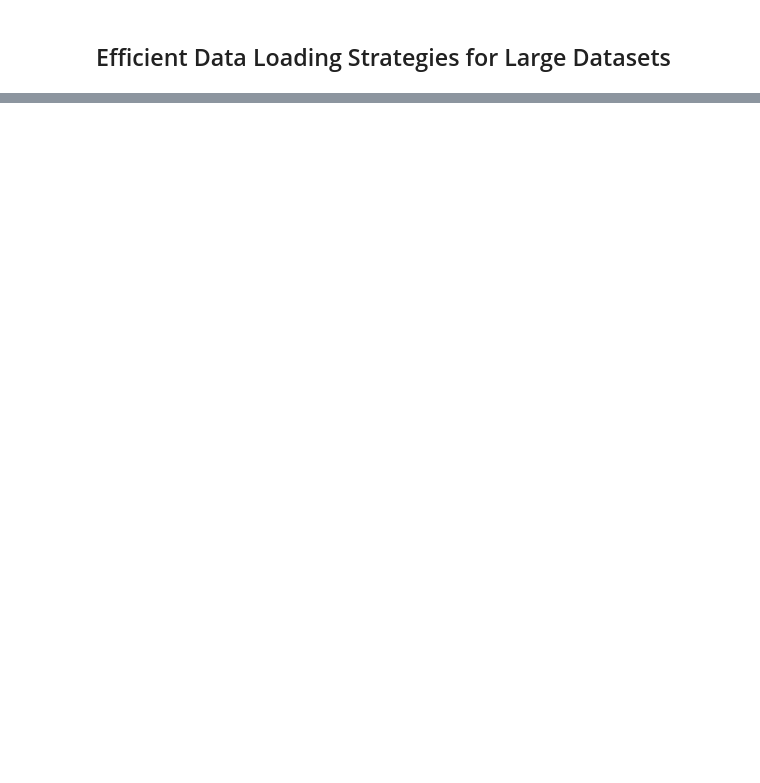
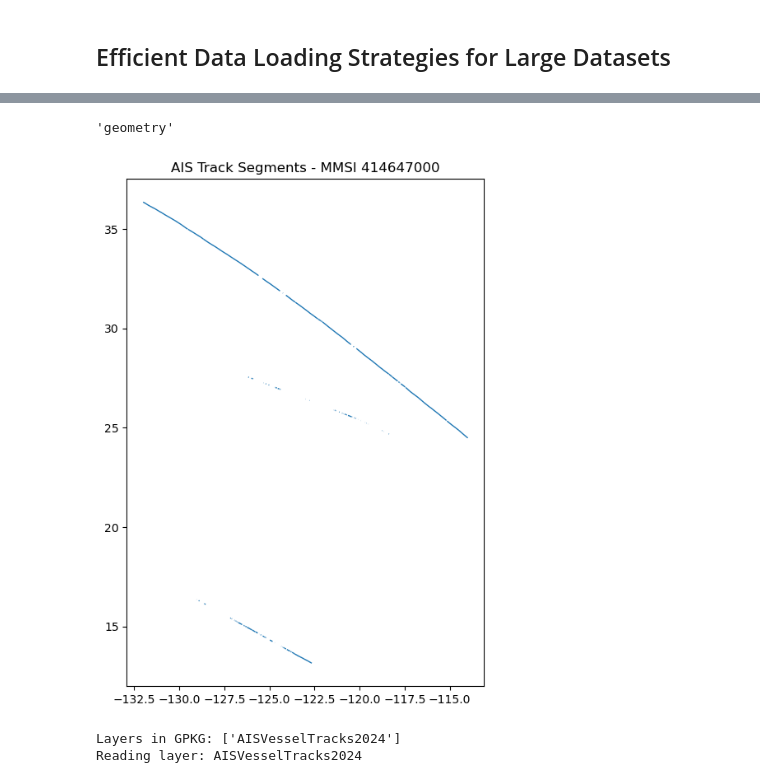
Before and after one commit to mohammed1916/marine-anomaly, a Jupyter notebook: AISVesselTracks/analysis.ipynb, the cells around one changed output, grey strips where cells are left out. Drawn from its saved outputs; the diff is of its cells as text; code cells hidden in the pictures; blank space fills up the shorter version.

```diff
--- a/AISVesselTracks/analysis.ipynb
+++ b/AISVesselTracks/analysis.ipynb
@@ -240,0 +322,4 @@ print("\nStrategy 3: Filter by vessel type or other attributes")
+# %%
+mmsi_gdf.geometry.name
+# %% [output]
+'geometry'
@@ -240,0 +331,49 @@ print("\nStrategy 3: Filter by vessel type or other attributes")
+# %%
+mmsi_gdf = gpd.read_parquet("mmsi_gdf_414647000.parquet")
+# %%
+import matplotlib.pyplot as plt
+
+fig, ax = plt.subplots(figsize=(10, 8))
+mmsi_gdf.plot(ax=ax, linewidth=1)
+ax.set_title("AIS Track Segments - MMSI 414647000")
+plt.show()
+# %% [output]
+[figure, added]
+# %%
+import fiona
+import geopandas as gpd
+import os
+
+# Path to the GPKG file
+gpkg_path = "dataset/AISVesselTracks2024.gpkg"
+output_dir = "dataset"
+output_parquet = os.path.join(output_dir, "AISVesselTracks2024.parquet")
+
+# List all layers in the GPKG
+layers = fiona.listlayers(gpkg_path)
+print(f"Layers in GPKG: {layers}")
+
+# Read all layers and combine them
+gdfs = []
+for layer in layers:
+    print(f"Reading layer: {layer}")
+    gdf = gpd.read_file(gpkg_path, layer=layer)
+    gdf['layer'] = layer  # Add layer name as a column to track source
+    gdfs.append(gdf)
+
+# Combine all layers
+combined_gdf = gpd.GeoDataFrame(pd.concat(gdfs, ignore_index=True))
+
+# Convert geometry to WKT (Well-Known Text) format for parquet compatibility
+combined_gdf['geometry_wkt'] = combined_gdf['geometry'].astype(str)
+combined_gdf = combined_gdf.drop('geometry', axis=1)
+
+# Save to parquet
+combined_gdf.to_parquet(output_parquet, index=False)
+print(f"✓ Successfully converted GPKG to Parquet")
+print(f"  Output file: {output_parquet}")
+print(f"  Total rows: {len(combined_gdf)}")
+print(f"  Columns: {list(combined_gdf.columns)}")
+# %% [output]
+Layers in GPKG: ['AISVesselTracks2024']
+Reading layer: AISVesselTracks2024
```
Also changed, not shown: parts of 16 cells of this notebook.
